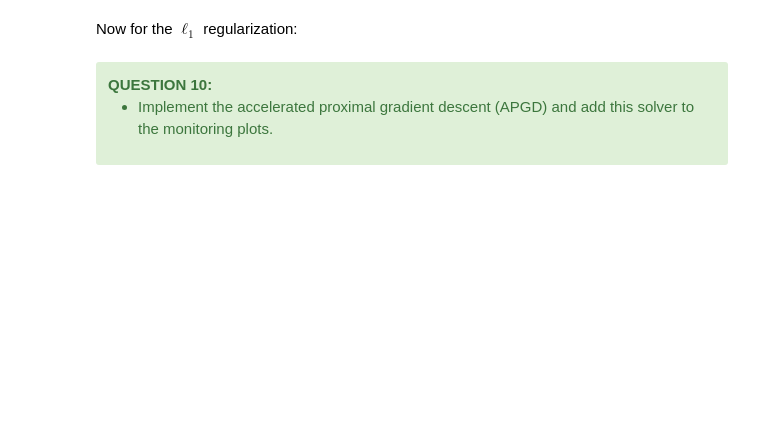
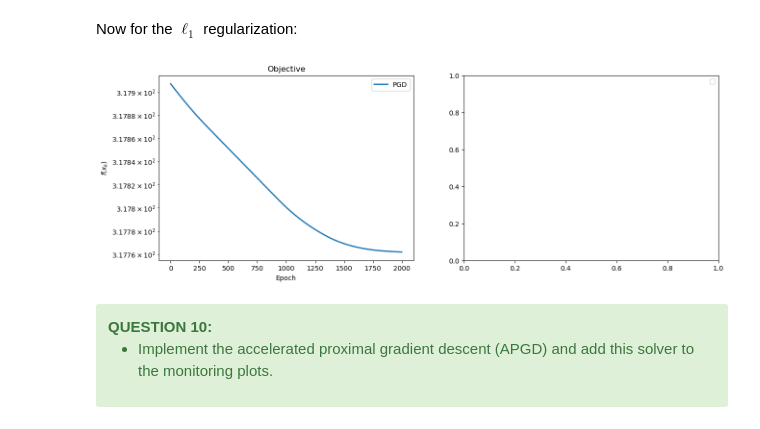
Before and after one commit to sol-dnn/robust_regression_optimization, a Jupyter notebook: project_m2_optim_data_science_2024-2025_huber.ipynb, the cells around one changed output. Cells and saved outputs as stored; diff of their text form; code cells hidden in the pictures; blank space fills up the shorter version.

```diff
--- a/project_m2_optim_data_science_2024-2025_huber.ipynb
+++ b/project_m2_optim_data_science_2024-2025_huber.ipynb
@@ -753,12 +800,14 @@ Now for the $\ell_1$ regularization:
 # %%
 # Run PGD for L1
 monitor_pgd_l1 = monitor(pgd, pobj_l1, x_min=None, args=(X, y, lbda, epsilon))
 monitor_pgd_l1.run(x_init, grad_huber_loss, prox_l1, step, n_iter,
-                   grad_args=(X, y, epsilon), prox_args=(lbda,))
+                   grad_args=(X, y, epsilon), prox_args=(step, lbda))
 
 monitors = [monitor_pgd_l1]
 solvers = ["PGD"]
 plot_epochs(monitors, solvers)
+# %% [output]
+[figure, added]
 # %% [markdown]
 <div class="alert alert-success">
     <b>QUESTION 10:</b>
```
Also changed, not shown: parts of 19 cells of this notebook.
